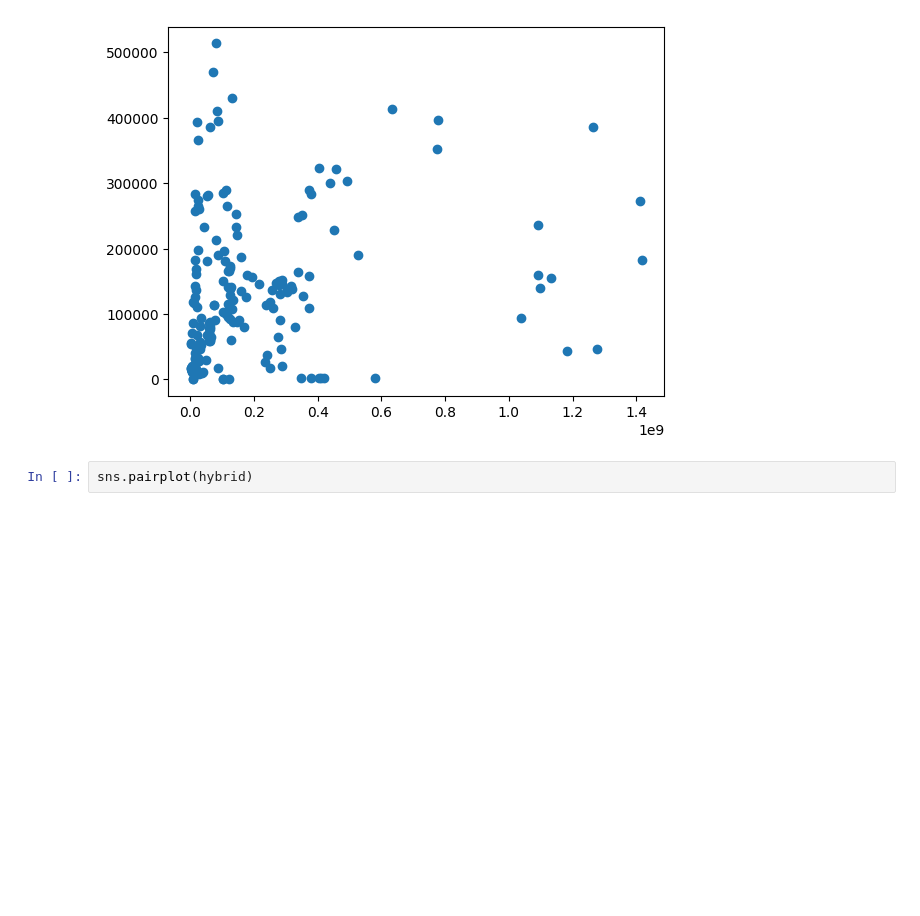
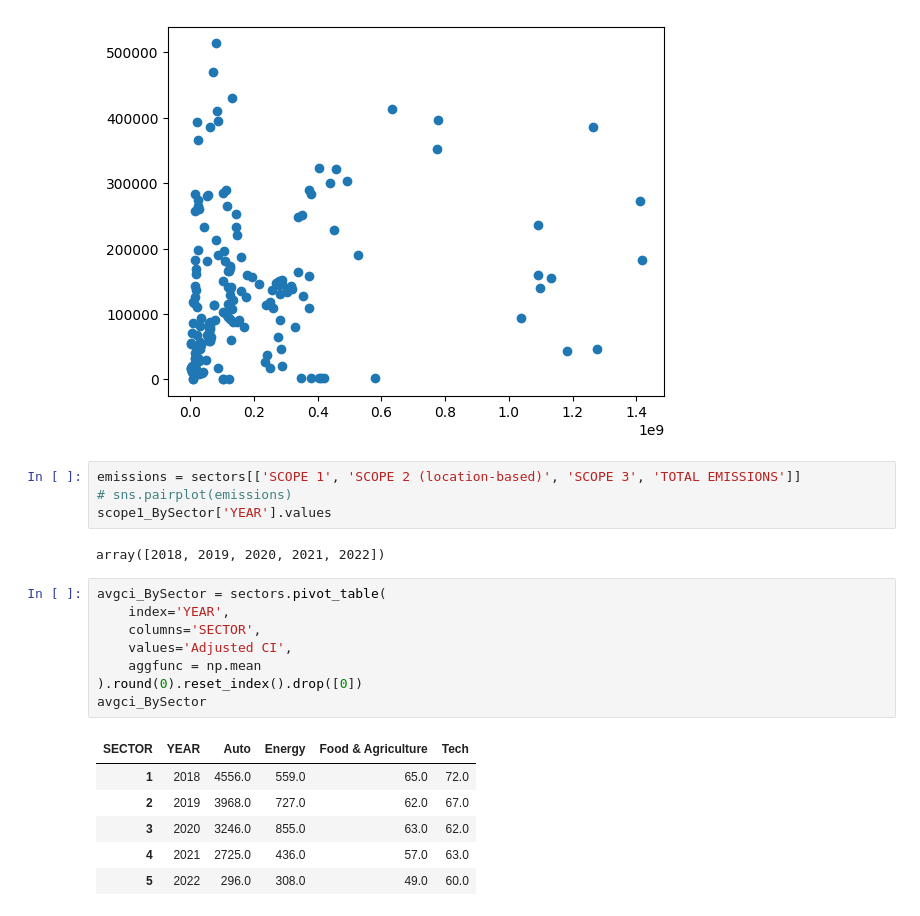
Before and after one commit to zcjanin/decarbonization-2024, a Jupyter notebook: Charts.ipynb, the cells around one changed output. Saved outputs shown, nothing was run; the diff lists cells and outputs as text; blank space fills up the shorter version.

```diff
--- a/Charts.ipynb
+++ b/Charts.ipynb
@@ -139,5 +139,24 @@ plt.scatter(sectors['TOTAL EMISSIONS'], sectors['REVENUE IN USD'])
 # %% [output]
 <matplotlib.collections.PathCollection at 0x...>
 [figure]
-# %%
-sns.pairplot(hybrid)
+# %%
+emissions = sectors[['SCOPE 1', 'SCOPE 2 (location-based)', 'SCOPE 3', 'TOTAL EMISSIONS']]
+# sns.pairplot(emissions)
+scope1_BySector['YEAR'].values
+# %% [output]
+array([2018, 2019, 2020, 2021, 2022])
+# %%
+avgci_BySector = sectors.pivot_table(
+    index='YEAR',
+    columns='SECTOR',
+    values='Adjusted CI',
+    aggfunc = np.mean
+).round(0).reset_index().drop([0])
+avgci_BySector
+# %% [output]
+| SECTOR | YEAR | Auto | Energy | Food & Agriculture | Tech |
+| 1 | 2018 | 4556.0 | 559.0 | 65.0 | 72.0 |
+| 2 | 2019 | 3968.0 | 727.0 | 62.0 | 67.0 |
+| 3 | 2020 | 3246.0 | 855.0 | 63.0 | 62.0 |
+| 4 | 2021 | 2725.0 | 436.0 | 57.0 | 63.0 |
+| 5 | 2022 | 296.0 | 308.0 | 49.0 | 60.0 |
```
Also changed, not shown: parts of 4 cells of this notebook, 1 other file.
